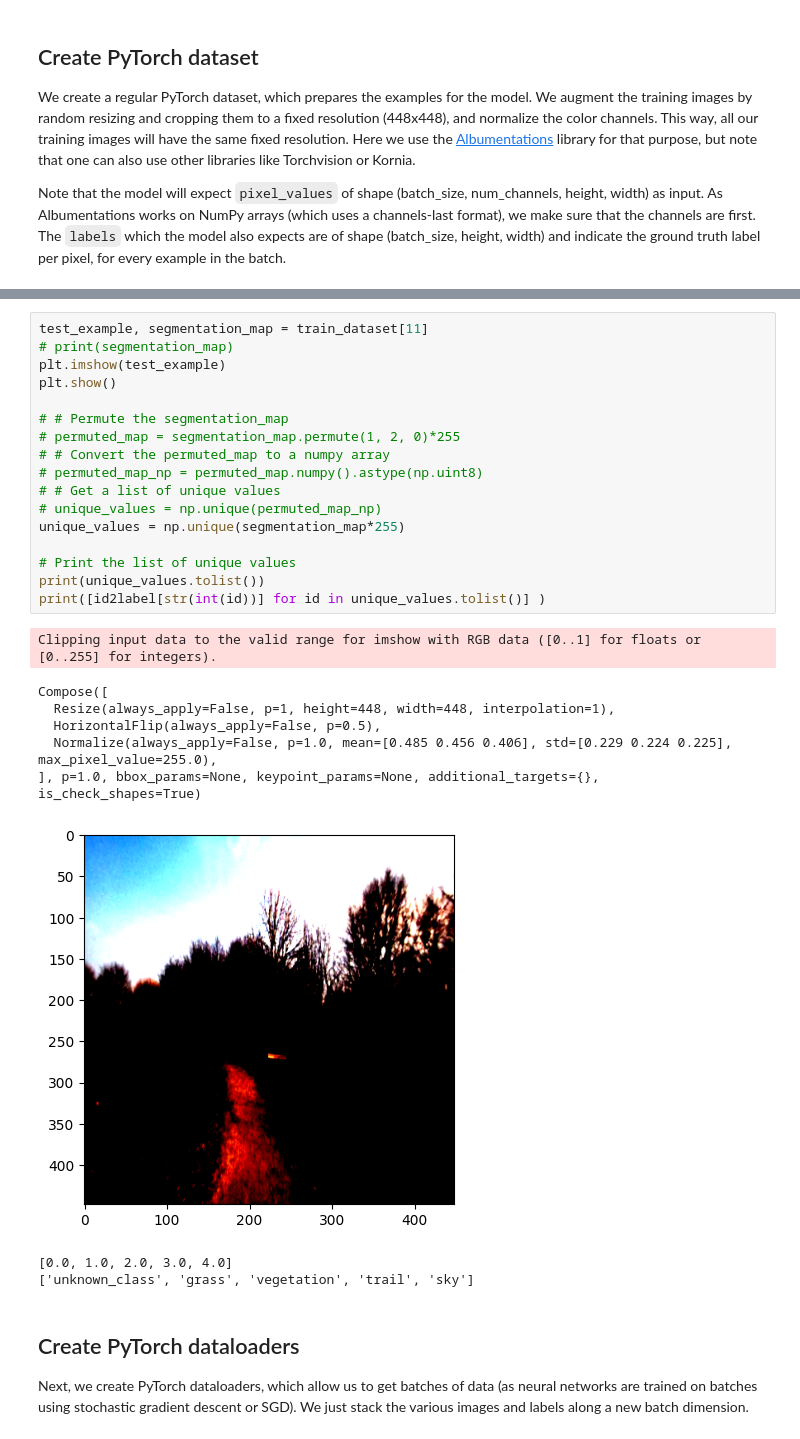
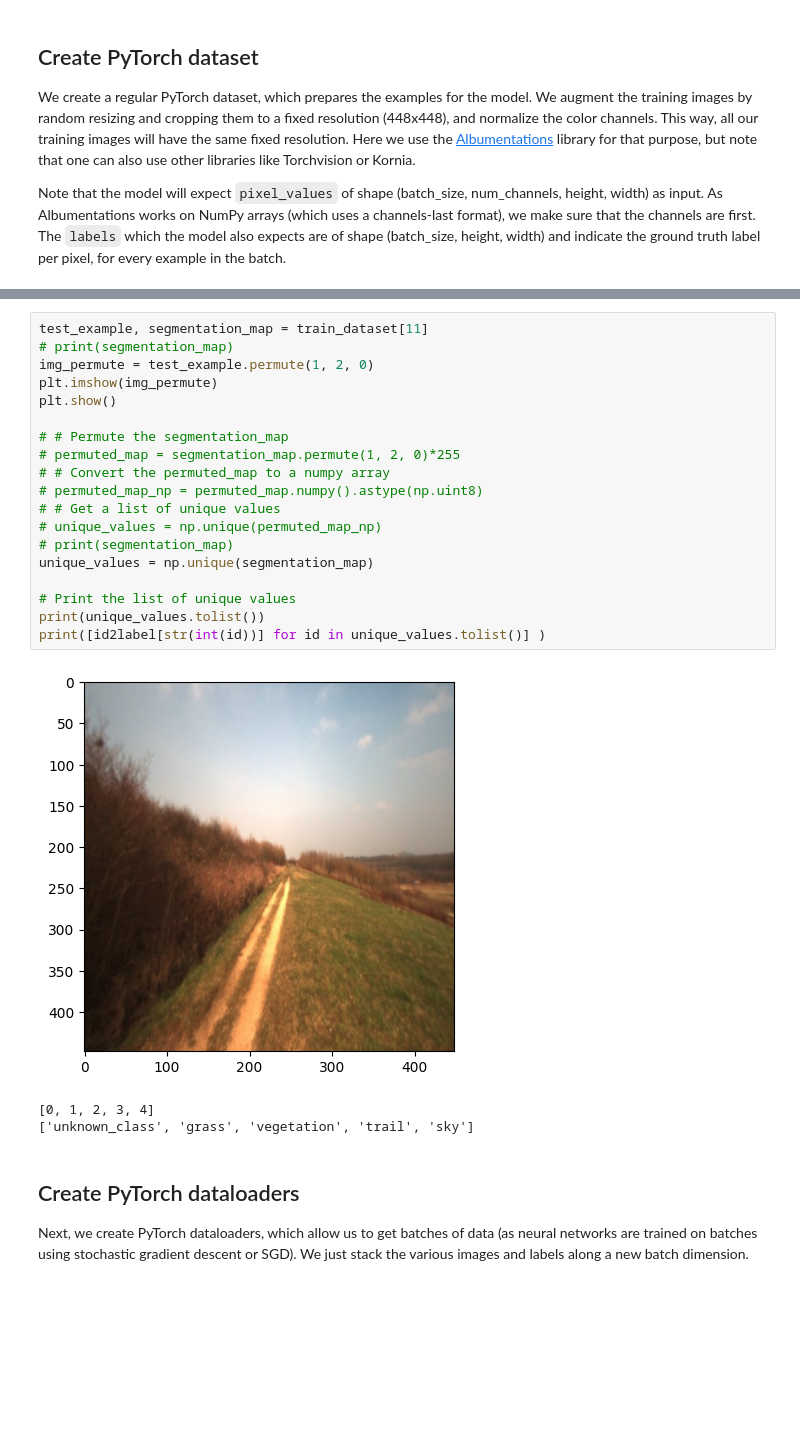
Before and after one commit to tamu-edu-students/HyperTools, a Jupyter notebook: examples/segmentation_training_head.ipynb, the cells around one changed output, grey strips where cells are left out. Drawn from its saved outputs; the diff is of its cells as text; blank space fills up the shorter version.

```diff
--- a/examples/segmentation_training_head.ipynb
+++ b/examples/segmentation_training_head.ipynb
@@ -223,30 +275,26 @@ from torchvision.transforms import ToTensor
 # %%
 test_example, segmentation_map = train_dataset[11]
 # print(segmentation_map)
-plt.imshow(test_example)
+img_permute = test_example.permute(1, 2, 0)
+plt.imshow(img_permute)
 plt.show()
 
 # # Permute the segmentation_map
 # permuted_map = segmentation_map.permute(1, 2, 0)*255
 # # Convert the permuted_map to a numpy array
 # permuted_map_np = permuted_map.numpy().astype(np.uint8)
 # # Get a list of unique values
 # unique_values = np.unique(permuted_map_np)
-unique_values = np.unique(segmentation_map*255)
+# print(segmentation_map)
+unique_values = np.unique(segmentation_map)
 
 # Print the list of unique values
 print(unique_values.tolist())
 print([id2label[str(int(id))] for id in unique_values.tolist()] )
 # %% [output]
+[figure, new version]
-Clipping input data to the valid range for imshow with RGB data ([0..1] for floats or [0..255] for integers).
+[0, 1, 2, 3, 4]
+['unknown_class', 'grass', 'vegetation', 'trail', 'sky']
-Compose([
-  Resize(always_apply=False, p=1, height=448, width=448, interpolation=1),
-  HorizontalFlip(always_apply=False, p=0.5),
-  Normalize(always_apply=False, p=1.0, mean=[0.485 0.456 0.406], std=[0.229 0.224 0.225], max_pixel_value=255.0),
-], p=1.0, bbox_params=None, keypoint_params=None, additional_targets={}, is_check_shapes=True)
-[figure, old version]
-[0.0, 1.0, 2.0, 3.0, 4.0]
-['unknown_class', 'grass', 'vegetation', 'trail', 'sky']
 # %% [markdown]
 ## Create PyTorch dataloaders
 
```
Also changed, not shown: parts of 12 cells of this notebook, 2 other files.
